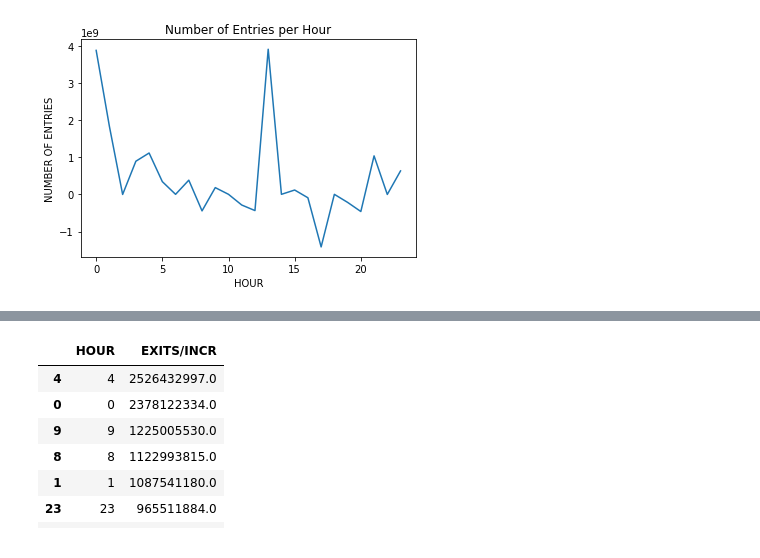
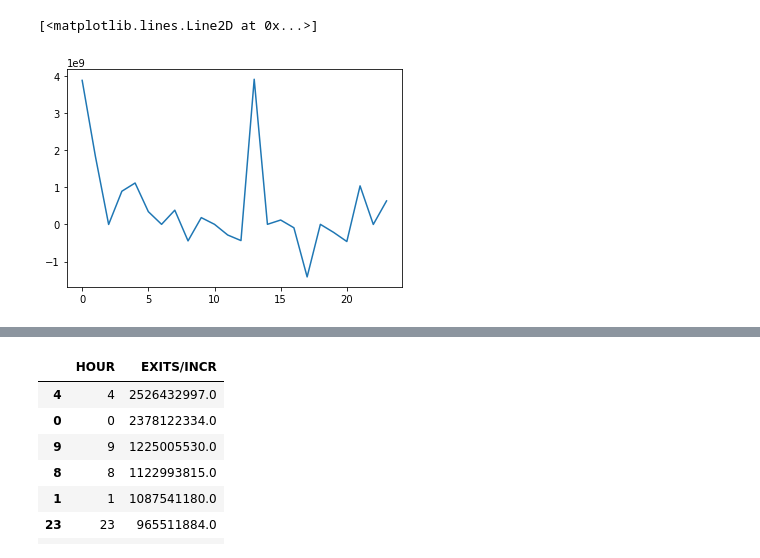
Before and after one commit to Ydu/Project_Benson, a Jupyter notebook: notebooks/Benson - BO.ipynb, the cells around one changed output, grey strips where cells are left out. Cells and saved outputs as stored; diff of their text form; code cells hidden in the pictures.

```diff
--- a/notebooks/Benson - BO.ipynb
+++ b/notebooks/Benson - BO.ipynb
@@ -20,7 +17,7 @@ import numpy as np
 pd.set_option('display.precision', 7)
 pd.set_option('display.max_seq_items', None)
 
-mta_data_directory = '/Users/biancapery/Downloads/turnstile data'#'/Users/busola.oladapo/Documents/Github/sf19_ds15/challenges/challenge1/turnstile data'
+mta_data_directory = '/Users/busola.oladapo/Documents/Github/sf19_ds15/challenges/challenge1/turnstile data'
 # %%
 def read_data(directory):
     data = pd.DataFrame()
@@ -122,13 +119,10 @@ turnstile.head(20)
 # %%
 # turnstile.groupby('HOUR')['ENTRIES/INCR'].sum().reset_index()
 entries_by_hour = turnstile.groupby('HOUR')['ENTRIES/INCR'].sum().reset_index()
-#plt.plot(entries_by_hour['HOUR'], entries_by_hour['ENTRIES/INCR']);
-
-entries_by_hour_plot = sns.lineplot(entries_by_hour['HOUR'], entries_by_hour['ENTRIES/INCR'])
-entries_by_hour_plot.set_ylabel('NUMBER OF ENTRIES');
-entries_by_hour_plot.set_title("Number of Entries per Hour");
+plt.plot(entries_by_hour['HOUR'], entries_by_hour['ENTRIES/INCR'])
 # %% [output]
+[<matplotlib.lines.Line2D at 0x...>]
-[figure, old version]
+[figure, new version]
 # %%
 negative_turnstiles = turnstile[(turnstile['ENTRIES/INCR'] < 0) & (turnstile['ENTRIES/INCR'] < -1000)].reset_index()
 negative_turnstiles = negative_turnstiles[['C/A', 'UNIT', 'SCP', 'STATION']]
```
Also changed, not shown: parts of 23 cells of this notebook.
